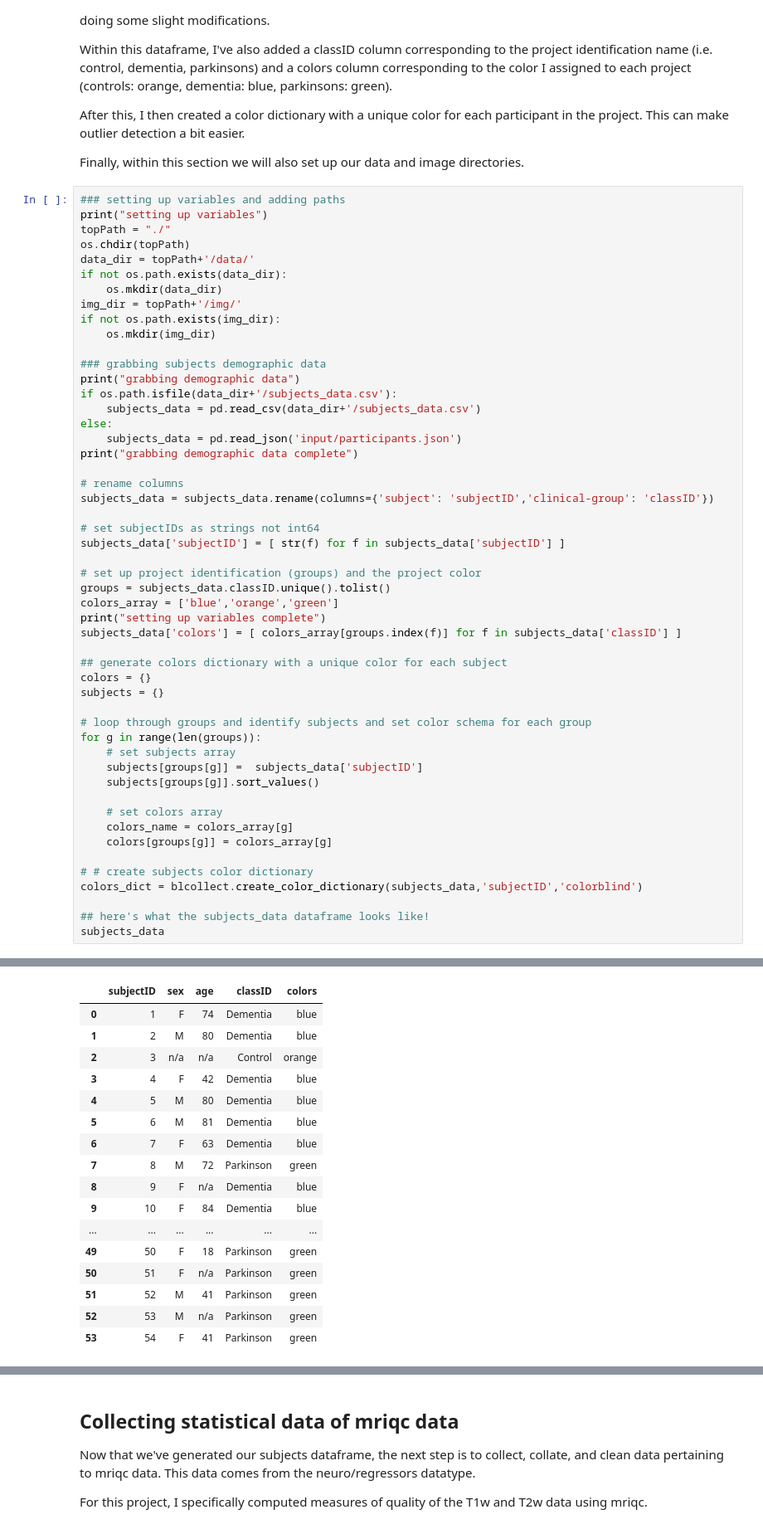
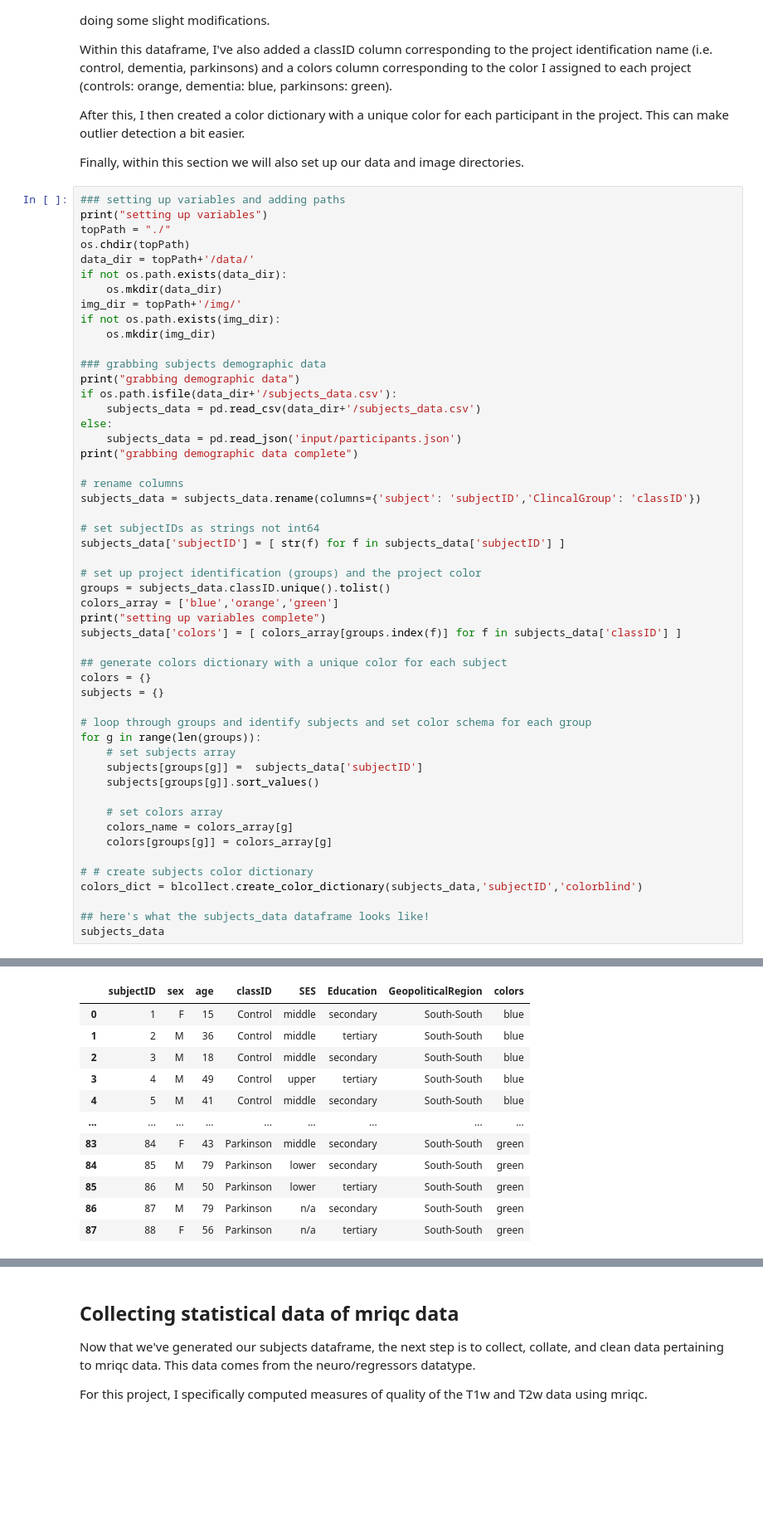
Before and after one commit to bacaron/nigerian_brain_analyses, a Jupyter notebook: nigerian_brain_analyses.ipynb, the cells around one changed output, grey strips where cells are left out. Shown at 83% size. Cells and saved outputs as stored; diff of their text form; blank space fills up the shorter version.

```diff
--- a/nigerian_brain_analyses.ipynb
+++ b/nigerian_brain_analyses.ipynb
@@ -75,7 +73,7 @@ else:
 print("grabbing demographic data complete")
 
 # rename columns
-subjects_data = subjects_data.rename(columns={'subject': 'subjectID','clinical-group': 'classID'})
+subjects_data = subjects_data.rename(columns={'subject': 'subjectID','ClincalGroup': 'classID'})
 
 # set subjectIDs as strings not int64
 subjects_data['subjectID'] = [ str(f) for f in subjects_data['subjectID'] ]
@@ -83,47 +81,42 @@ subjects_data['subjectID'] = [ str(f) for f in subjects_data['subjectID'] ]
 # set up project identification (groups) and the project color
 groups = subjects_data.classID.unique().tolist()
 colors_array = ['blue','orange','green']
 print("setting up variables complete")
 subjects_data['colors'] = [ colors_array[groups.index(f)] for f in subjects_data['classID'] ]
 
 ## generate colors dictionary with a unique color for each subject
 colors = {}
 subjects = {}
 
 # loop through groups and identify subjects and set color schema for each group
 for g in range(len(groups)):
     # set subjects array
     subjects[groups[g]] =  subjects_data['subjectID']
     subjects[groups[g]].sort_values()
 
     # set colors array
     colors_name = colors_array[g]
     colors[groups[g]] = colors_array[g]
 
 # # create subjects color dictionary
 colors_dict = blcollect.create_color_dictionary(subjects_data,'subjectID','colorblind')
 
 ## here's what the subjects_data dataframe looks like!
 subjects_data
 # %% [output]
 setting up variables
 grabbing demographic data
 grabbing demographic data complete
 setting up variables complete
-|  | subjectID | sex | age | classID | colors |
-| 0 | 1 | F | 74 | Dementia | blue |
-| 1 | 2 | M | 80 | Dementia | blue |
-| 2 | 3 | n/a | n/a | Control | orange |
-| 3 | 4 | F | 42 | Dementia | blue |
-| 4 | 5 | M | 80 | Dementia | blue |
-| 5 | 6 | M | 81 | Dementia | blue |
-| 6 | 7 | F | 63 | Dementia | blue |
-| 7 | 8 | M | 72 | Parkinson | green |
-| 8 | 9 | F | n/a | Dementia | blue |
-| 9 | 10 | F | 84 | Dementia | blue |
-| ... | ... | ... | ... | ... | ... |
-| 49 | 50 | F | 18 | Parkinson | green |
-| 50 | 51 | F | n/a | Parkinson | green |
-| 51 | 52 | M | 41 | Parkinson | green |
-| 52 | 53 | M | n/a | Parkinson | green |
-| 53 | 54 | F | 41 | Parkinson | green |
+|  | subjectID | sex | age | classID | SES | Education | GeopoliticalRegion | colors |
+| 0 | 1 | F | 15 | Control | middle | secondary | South-South | blue |
+| 1 | 2 | M | 36 | Control | middle | tertiary | South-South | blue |
+| 2 | 3 | M | 18 | Control | middle | secondary | South-South | blue |
+| 3 | 4 | M | 49 | Control | upper | tertiary | South-South | blue |
+| 4 | 5 | M | 41 | Control | middle | secondary | South-South | blue |
+| ... | ... | ... | ... | ... | ... | ... | ... | ... |
+| 83 | 84 | F | 43 | Parkinson | middle | secondary | South-South | green |
+| 84 | 85 | M | 79 | Parkinson | lower | secondary | South-South | green |
+| 85 | 86 | M | 50 | Parkinson | lower | tertiary | South-South | green |
+| 86 | 87 | M | 79 | Parkinson | n/a | secondary | South-South | green |
+| 87 | 88 | F | 56 | Parkinson | n/a | tertiary | South-South | green |
```
Also changed, not shown: parts of 4 cells of this notebook.
